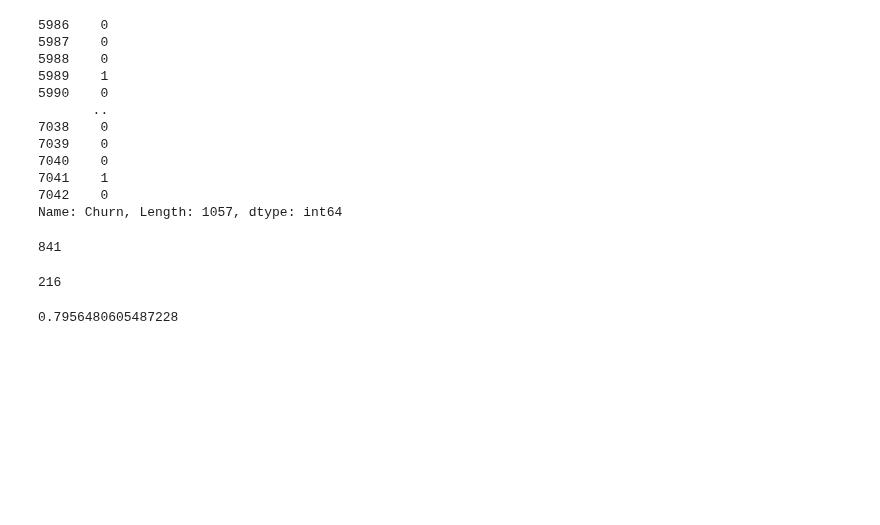
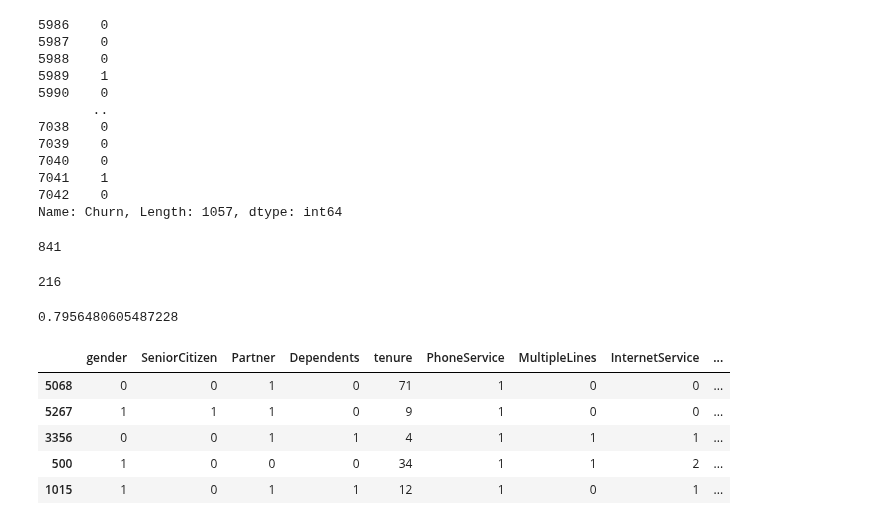
Before and after one commit to yuchild/erik_interviewqs, a Jupyter notebook: avg_lifetime_value_of_customers.ipynb, the cells around one changed output. Drawn from its saved outputs; the diff is of its cells as text; code cells hidden in the pictures; blank space fills up the shorter version.

```diff
--- a/avg_lifetime_value_of_customers.ipynb
+++ b/avg_lifetime_value_of_customers.ipynb
@@ -613 +618,11 @@ correct / (correct + incorrect)
 # rfc.feature_importances_
+# %%
+# feature engineering, normalizing
+df.sample(5)
+# %% [output]
+|  | gender | SeniorCitizen | Partner | Dependents | tenure | PhoneService | MultipleLines | InternetService | ... |
+| 5068 | 0 | 0 | 1 | 0 | 71 | 1 | 0 | 0 | ... |
+| 5267 | 1 | 1 | 1 | 0 | 9 | 1 | 0 | 0 | ... |
+| 3356 | 0 | 0 | 1 | 1 | 4 | 1 | 1 | 1 | ... |
+| 500 | 1 | 0 | 0 | 0 | 34 | 1 | 1 | 2 | ... |
+| 1015 | 1 | 0 | 1 | 1 | 12 | 1 | 0 | 1 | ... |
```
Also changed, not shown: parts of 28 cells of this notebook.
